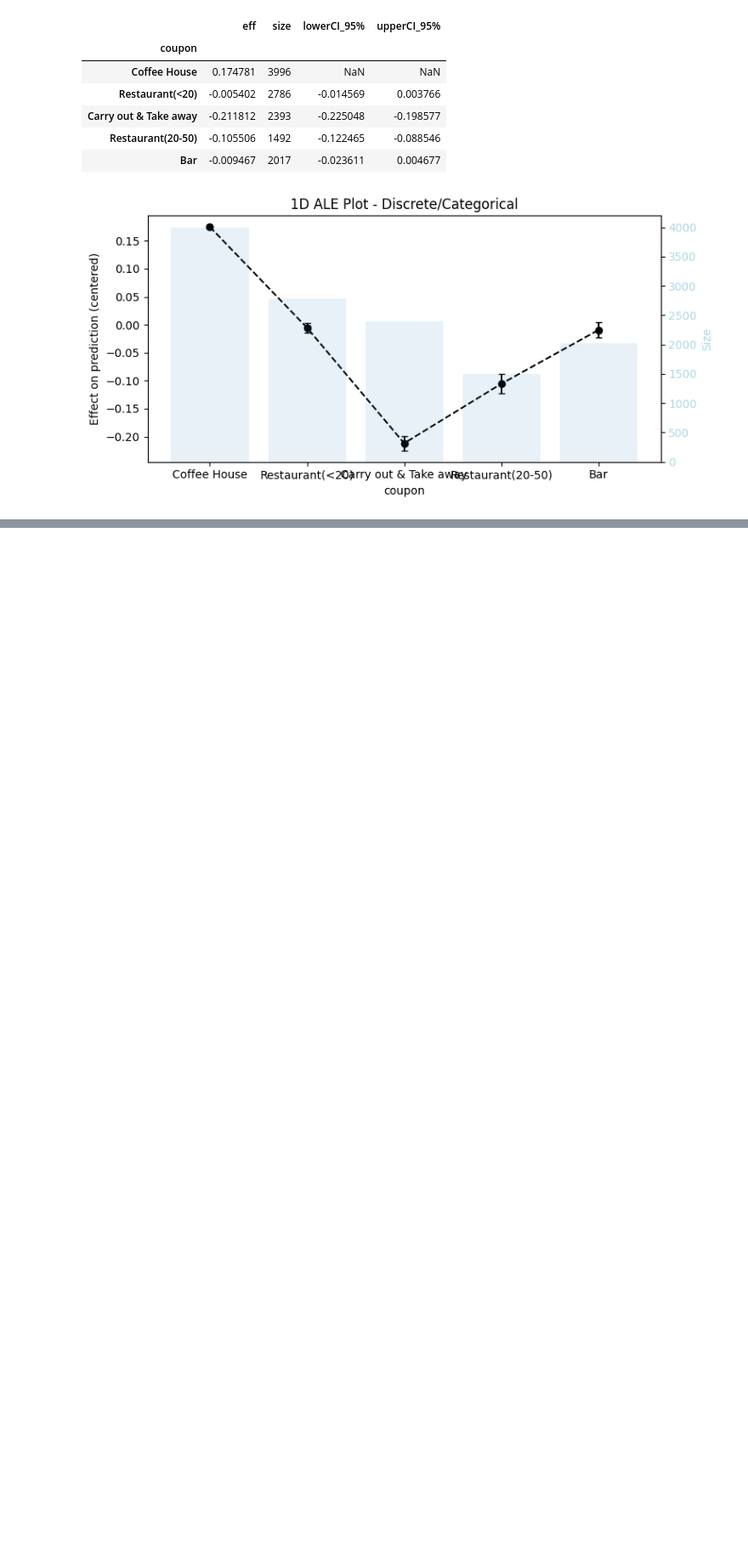
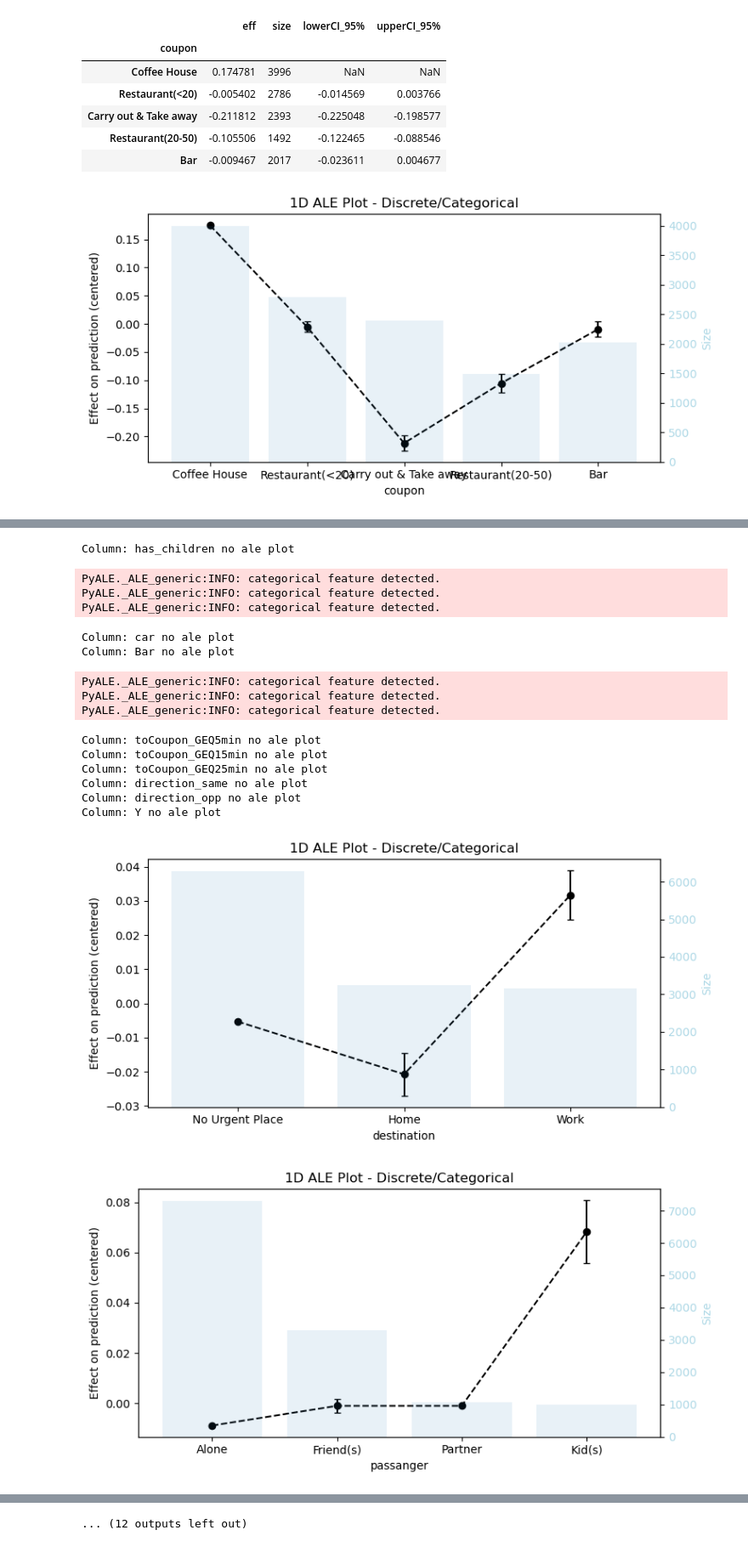
Before and after one commit to hyeniii/MSiA420-in_vehicle_coupon_recommendation, a Jupyter notebook: pyale.ipynb, the cells around one changed output, grey strips where cells are left out. Shown at 85% size. Cells and saved outputs as stored; diff of their text form; code cells hidden in the pictures; blank space fills up the shorter version.

Commit message:
trying aleplot function for all columns

```diff
--- a/pyale.ipynb
+++ b/pyale.ipynb
@@ -39,0 +63,12 @@ PyALE._ALE_generic:INFO: categorical feature detected.
+# %%
+df_columns = df.columns.to_list()
+
+columns_no_aleplot = []
+
+for i in df_columns:
+    try:
+        hyeni_pyale(df,df_ohe,xgb,i)
+    except:
+        print("Column:", i, "no ale plot")
+        columns_no_aleplot.append(i)
+# %% [output]
@@ -39,0 +86,17 @@ PyALE._ALE_generic:INFO: categorical feature detected.
+Column: has_children no ale plot
+PyALE._ALE_generic:INFO: categorical feature detected.
+PyALE._ALE_generic:INFO: categorical feature detected.
+PyALE._ALE_generic:INFO: categorical feature detected.
+Column: car no ale plot
+Column: Bar no ale plot
+PyALE._ALE_generic:INFO: categorical feature detected.
+PyALE._ALE_generic:INFO: categorical feature detected.
+PyALE._ALE_generic:INFO: categorical feature detected.
+Column: toCoupon_GEQ5min no ale plot
+Column: toCoupon_GEQ15min no ale plot
+Column: toCoupon_GEQ25min no ale plot
+Column: direction_same no ale plot
+Column: direction_opp no ale plot
+Column: Y no ale plot
+[figure, added]
+[figure, added]
@@ -39,0 +105 @@ PyALE._ALE_generic:INFO: categorical feature detected.
+... (12 outputs left out)
```
Also changed, not shown: parts of 5 cells of this notebook.
